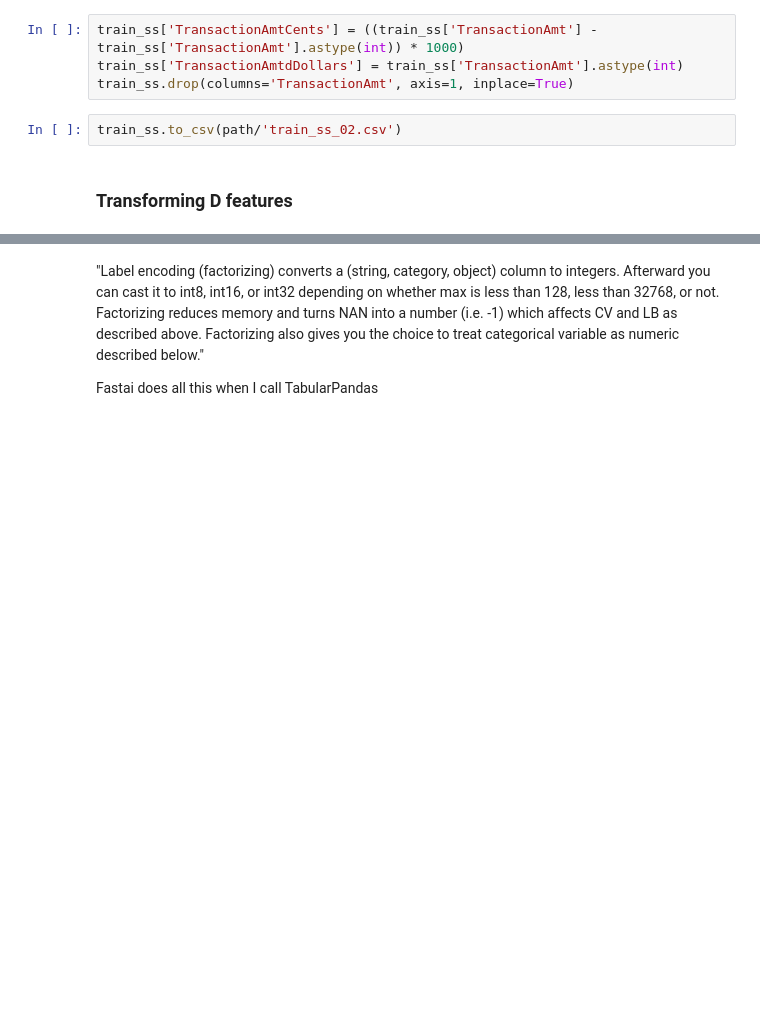
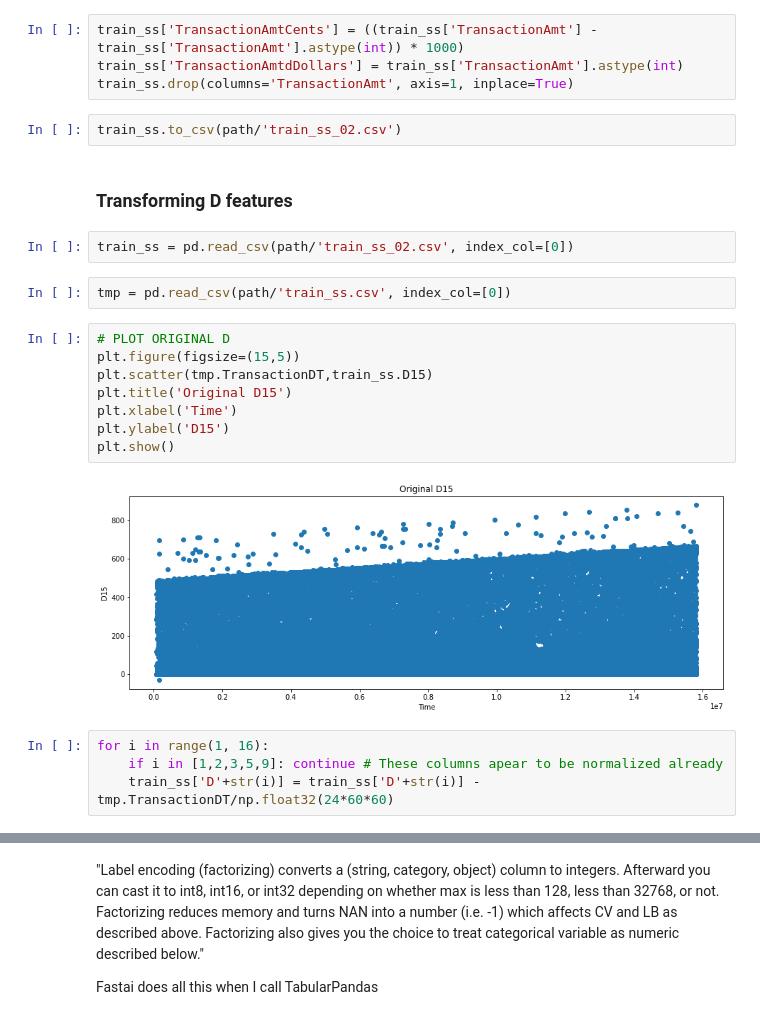
Before and after one commit to BoronII/fraud-detection-pytorch-scikit-fastai, a Jupyter notebook: 06_Feature engineering.ipynb, the cells around one changed output, grey strips where cells are left out. Cells and saved outputs as stored; diff of their text form; blank space fills up the shorter version.

```diff
--- a/06_Feature engineering.ipynb
+++ b/06_Feature engineering.ipynb
@@ -126,3 +126,21 @@ train_ss.drop(columns='TransactionAmt', axis=1, inplace=True)
 train_ss.to_csv(path/'train_ss_02.csv')
 # %% [markdown]
 ### Transforming D features
+# %%
+train_ss = pd.read_csv(path/'train_ss_02.csv', index_col=[0])
+# %%
+tmp = pd.read_csv(path/'train_ss.csv', index_col=[0])
+# %%
+# PLOT ORIGINAL D
+plt.figure(figsize=(15,5))
+plt.scatter(tmp.TransactionDT,train_ss.D15)
+plt.title('Original D15')
+plt.xlabel('Time')
+plt.ylabel('D15')
+plt.show()
+# %% [output]
+[figure, added]
+# %%
+for i in range(1, 16):
+    if i in [1,2,3,5,9]: continue # These columns apear to be normalized already
+    train_ss['D'+str(i)] = train_ss['D'+str(i)] - tmp.TransactionDT/np.float32(24*60*60)
```
Also changed, not shown: parts of 14 cells of this notebook, 2 other files.
